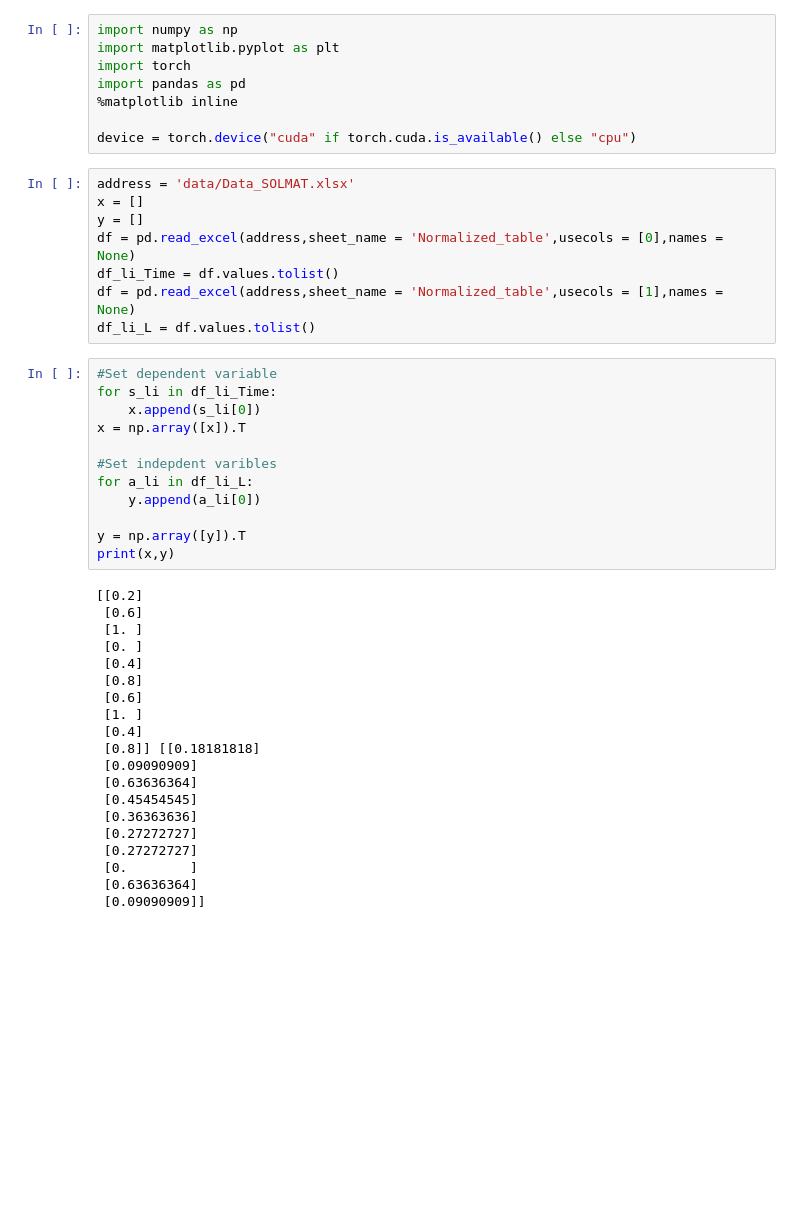
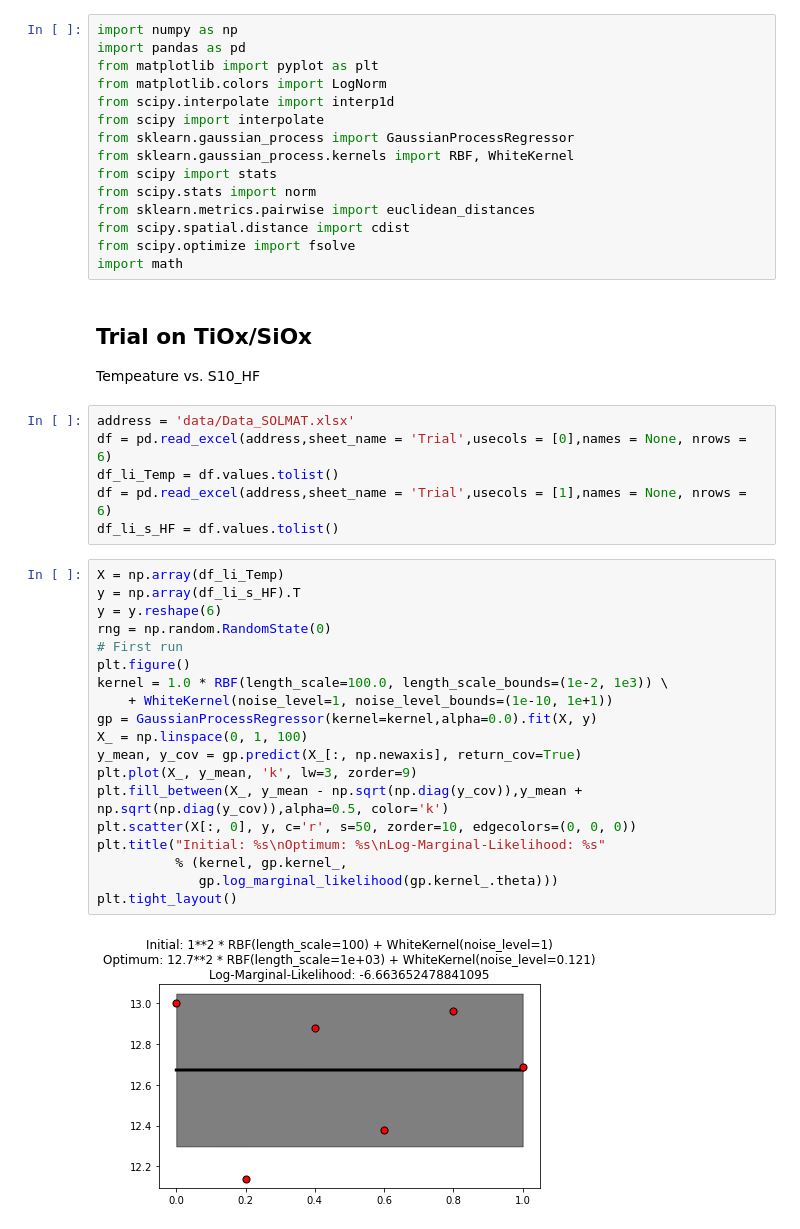
Before and after one commit to michelleliu1027/Bayesian_PV, a Jupyter notebook: BO_example.ipynb, the cells around one changed output. Cells and saved outputs as stored; diff of their text form; blank space fills up the shorter version.

```diff
--- a/BO_example.ipynb
+++ b/BO_example.ipynb
@@ -1,48 +3,45 @@
 # %%
 import numpy as np
-import matplotlib.pyplot as plt
-import torch
 import pandas as pd
-%matplotlib inline
-
-device = torch.device("cuda" if torch.cuda.is_available() else "cpu")
+from matplotlib import pyplot as plt
+from matplotlib.colors import LogNorm
+from scipy.interpolate import interp1d
+from scipy import interpolate
+from sklearn.gaussian_process import GaussianProcessRegressor
+from sklearn.gaussian_process.kernels import RBF, WhiteKernel
+from scipy import stats
+from scipy.stats import norm
+from sklearn.metrics.pairwise import euclidean_distances
+from scipy.spatial.distance import cdist
+from scipy.optimize import fsolve
+import math
+# %% [markdown]
+## Trial on TiOx/SiOx
+Tempeature vs. S10_HF
 # %%
 address = 'data/Data_SOLMAT.xlsx'
-x = []
-y = []
-df = pd.read_excel(address,sheet_name = 'Normalized_table',usecols = [0],names = None)
-df_li_Time = df.values.tolist()
-df = pd.read_excel(address,sheet_name = 'Normalized_table',usecols = [1],names = None)
-df_li_L = df.values.tolist()
+df = pd.read_excel(address,sheet_name = 'Trial',usecols = [0],names = None, nrows = 6)
+df_li_Temp = df.values.tolist()
+df = pd.read_excel(address,sheet_name = 'Trial',usecols = [1],names = None, nrows = 6)
+df_li_s_HF = df.values.tolist()
 # %%
-#Set dependent variable
-for s_li in df_li_Time:
-    x.append(s_li[0])
-x = np.array([x]).T
-
-#Set indepdent varibles
-for a_li in df_li_L:
-    y.append(a_li[0])
-
-y = np.array([y]).T
-print(x,y)
+X = np.array(df_li_Temp)
+y = np.array(df_li_s_HF).T
+y = y.reshape(6)
+rng = np.random.RandomState(0)
+# First run
+plt.figure()
+kernel = 1.0 * RBF(length_scale=100.0, length_scale_bounds=(1e-2, 1e3)) \
+    + WhiteKernel(noise_level=1, noise_level_bounds=(1e-10, 1e+1))
+gp = GaussianProcessRegressor(kernel=kernel,alpha=0.0).fit(X, y)
+X_ = np.linspace(0, 1, 100)
+y_mean, y_cov = gp.predict(X_[:, np.newaxis], return_cov=True)
+plt.plot(X_, y_mean, 'k', lw=3, zorder=9)
+plt.fill_between(X_, y_mean - np.sqrt(np.diag(y_cov)),y_mean + np.sqrt(np.diag(y_cov)),alpha=0.5, color='k')
+plt.scatter(X[:, 0], y, c='r', s=50, zorder=10, edgecolors=(0, 0, 0))
+plt.title("Initial: %s\nOptimum: %s\nLog-Marginal-Likelihood: %s"
+          % (kernel, gp.kernel_,
+             gp.log_marginal_likelihood(gp.kernel_.theta)))
+plt.tight_layout()
 # %% [output]
-[[0.2]
- [0.6]
- [1. ]
- [0. ]
- [0.4]
- [0.8]
- [0.6]
- [1. ]
- [0.4]
- [0.8]] [[0.18181818]
- [0.09090909]
- [0.63636364]
- [0.45454545]
- [0.36363636]
- [0.27272727]
- [0.27272727]
- [0.        ]
- [0.63636364]
- [0.09090909]]
+[figure, added]
```
Also changed, not shown: parts of 9 cells of this notebook, 20 other files.
